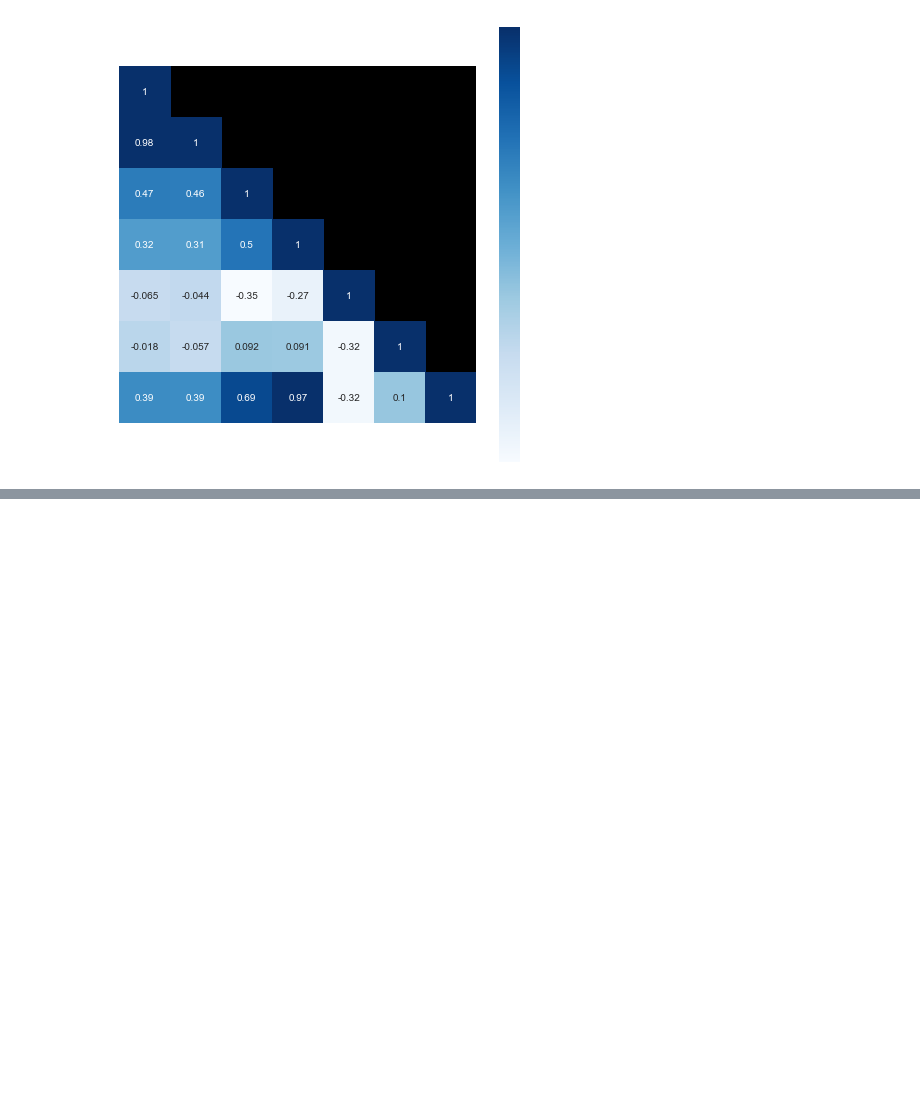
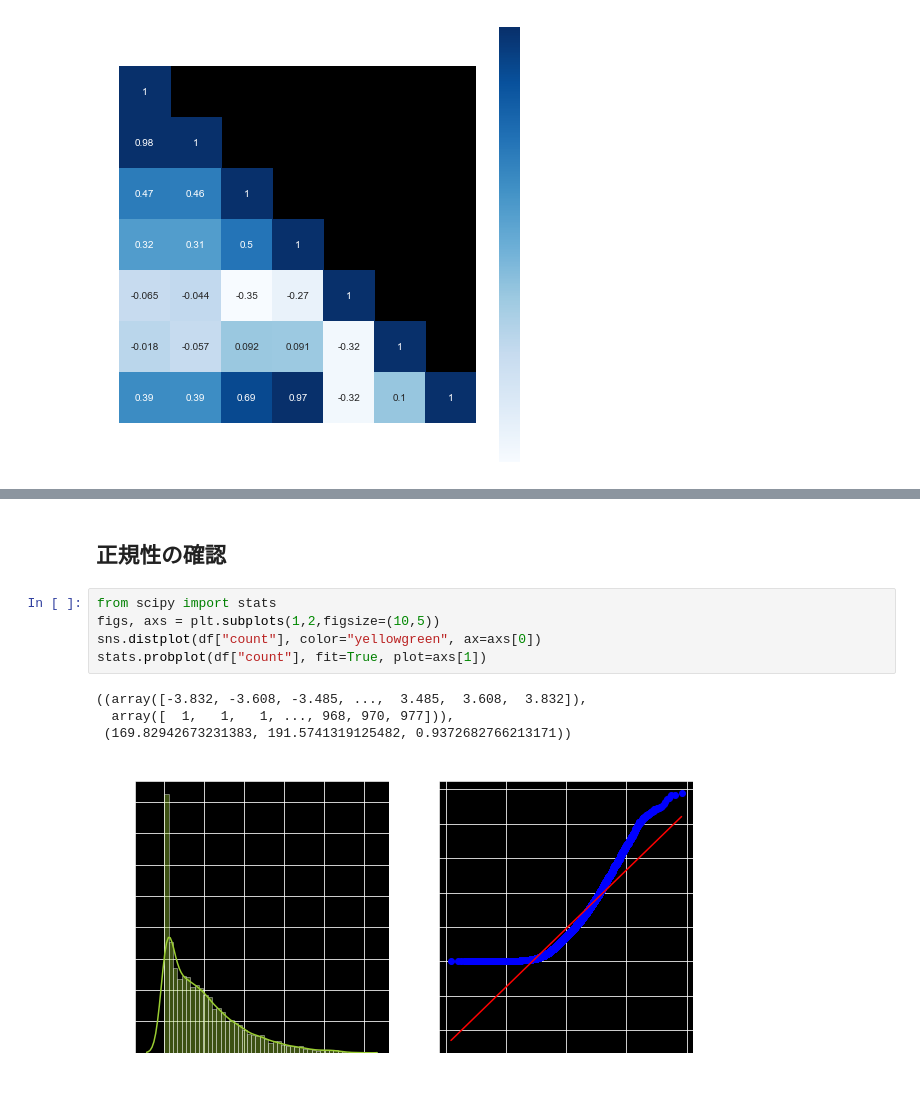
Before and after one commit to yugitti/kaggle, a Jupyter notebook: Untitled.ipynb, the cells around one changed output, grey strips where cells are left out. Saved outputs shown, nothing was run; the diff lists cells and outputs as text; blank space fills up the shorter version.

```diff
--- a/Untitled.ipynb
+++ b/Untitled.ipynb
@@ -359,0 +374,12 @@ plt.scatter(df["registered"], df["casual"],marker=".")
+# %% [markdown]
+## 正規性の確認
+# %%
+from scipy import stats
+figs, axs = plt.subplots(1,2,figsize=(10,5))
+sns.distplot(df["count"], color="yellowgreen", ax=axs[0])
+stats.probplot(df["count"], fit=True, plot=axs[1])
+# %% [output]
+((array([-3.832, -3.608, -3.485, ...,  3.485,  3.608,  3.832]),
+  array([  1,   1,   1, ..., 968, 970, 977])),
+ (169.82942673231383, 191.5741319125482, 0.9372682766213171))
+[figure, added]
```
Also changed, not shown: parts of 31 cells of this notebook, 2 other files.
